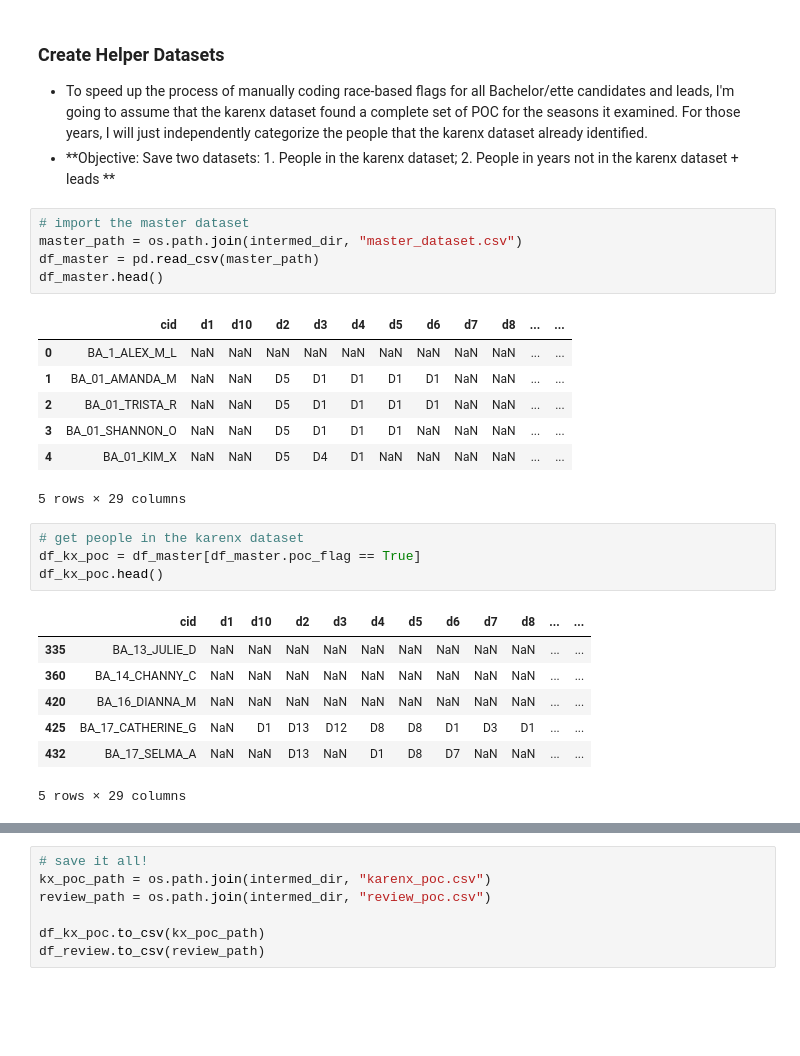
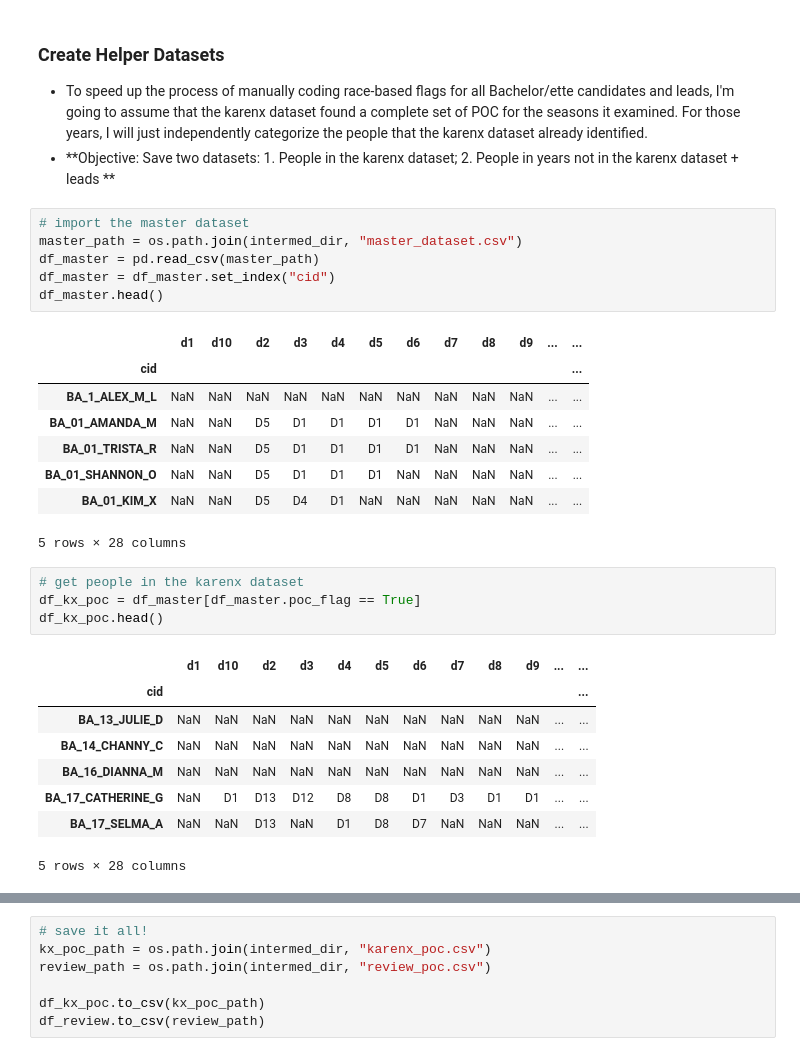
Before and after one commit to angelinahli/bachelorette, a Jupyter notebook: data/scripts/clean_race_data.ipynb, the cells around one changed output, grey strips where cells are left out. Cells and saved outputs as stored; diff of their text form; blank space fills up the shorter version.

```diff
--- a/data/scripts/clean_race_data.ipynb
+++ b/data/scripts/clean_race_data.ipynb
@@ -28,28 +28,31 @@ output_dir = "../output"
 # %%
 # import the master dataset
 master_path = os.path.join(intermed_dir, "master_dataset.csv")
 df_master = pd.read_csv(master_path)
+df_master = df_master.set_index("cid")
 df_master.head()
 # %% [output]
-|  | cid | d1 | d10 | d2 | d3 | d4 | d5 | d6 | d7 | d8 | ... | ... |
-| 0 | BA_1_ALEX_M_L | NaN | NaN | NaN | NaN | NaN | NaN | NaN | NaN | NaN | ... | ... |
-| 1 | BA_01_AMANDA_M | NaN | NaN | D5 | D1 | D1 | D1 | D1 | NaN | NaN | ... | ... |
-| 2 | BA_01_TRISTA_R | NaN | NaN | D5 | D1 | D1 | D1 | D1 | NaN | NaN | ... | ... |
-| 3 | BA_01_SHANNON_O | NaN | NaN | D5 | D1 | D1 | D1 | NaN | NaN | NaN | ... | ... |
-| 4 | BA_01_KIM_X | NaN | NaN | D5 | D4 | D1 | NaN | NaN | NaN | NaN | ... | ... |
+|  | d1 | d10 | d2 | d3 | d4 | d5 | d6 | d7 | d8 | d9 | ... | ... |
+| cid |  |  |  |  |  |  |  |  |  |  |  | ... |
+| BA_1_ALEX_M_L | NaN | NaN | NaN | NaN | NaN | NaN | NaN | NaN | NaN | NaN | ... | ... |
+| BA_01_AMANDA_M | NaN | NaN | D5 | D1 | D1 | D1 | D1 | NaN | NaN | NaN | ... | ... |
+| BA_01_TRISTA_R | NaN | NaN | D5 | D1 | D1 | D1 | D1 | NaN | NaN | NaN | ... | ... |
+| BA_01_SHANNON_O | NaN | NaN | D5 | D1 | D1 | D1 | NaN | NaN | NaN | NaN | ... | ... |
+| BA_01_KIM_X | NaN | NaN | D5 | D4 | D1 | NaN | NaN | NaN | NaN | NaN | ... | ... |
-5 rows × 29 columns
+5 rows × 28 columns
 # %%
 # get people in the karenx dataset
 df_kx_poc = df_master[df_master.poc_flag == True]
 df_kx_poc.head()
 # %% [output]
-|  | cid | d1 | d10 | d2 | d3 | d4 | d5 | d6 | d7 | d8 | ... | ... |
-| 335 | BA_13_JULIE_D | NaN | NaN | NaN | NaN | NaN | NaN | NaN | NaN | NaN | ... | ... |
-| 360 | BA_14_CHANNY_C | NaN | NaN | NaN | NaN | NaN | NaN | NaN | NaN | NaN | ... | ... |
-| 420 | BA_16_DIANNA_M | NaN | NaN | NaN | NaN | NaN | NaN | NaN | NaN | NaN | ... | ... |
-| 425 | BA_17_CATHERINE_G | NaN | D1 | D13 | D12 | D8 | D8 | D1 | D3 | D1 | ... | ... |
-| 432 | BA_17_SELMA_A | NaN | NaN | D13 | NaN | D1 | D8 | D7 | NaN | NaN | ... | ... |
+|  | d1 | d10 | d2 | d3 | d4 | d5 | d6 | d7 | d8 | d9 | ... | ... |
+| cid |  |  |  |  |  |  |  |  |  |  |  | ... |
+| BA_13_JULIE_D | NaN | NaN | NaN | NaN | NaN | NaN | NaN | NaN | NaN | NaN | ... | ... |
+| BA_14_CHANNY_C | NaN | NaN | NaN | NaN | NaN | NaN | NaN | NaN | NaN | NaN | ... | ... |
+| BA_16_DIANNA_M | NaN | NaN | NaN | NaN | NaN | NaN | NaN | NaN | NaN | NaN | ... | ... |
+| BA_17_CATHERINE_G | NaN | D1 | D13 | D12 | D8 | D8 | D1 | D3 | D1 | D1 | ... | ... |
+| BA_17_SELMA_A | NaN | NaN | D13 | NaN | D1 | D8 | D7 | NaN | NaN | NaN | ... | ... |
-5 rows × 29 columns
+5 rows × 28 columns
 # %%
 # get dataset of people to review
 kx_ba_years = range(2009, 2017)
```
Also changed, not shown: parts of 13 cells of this notebook, 4 other files.
